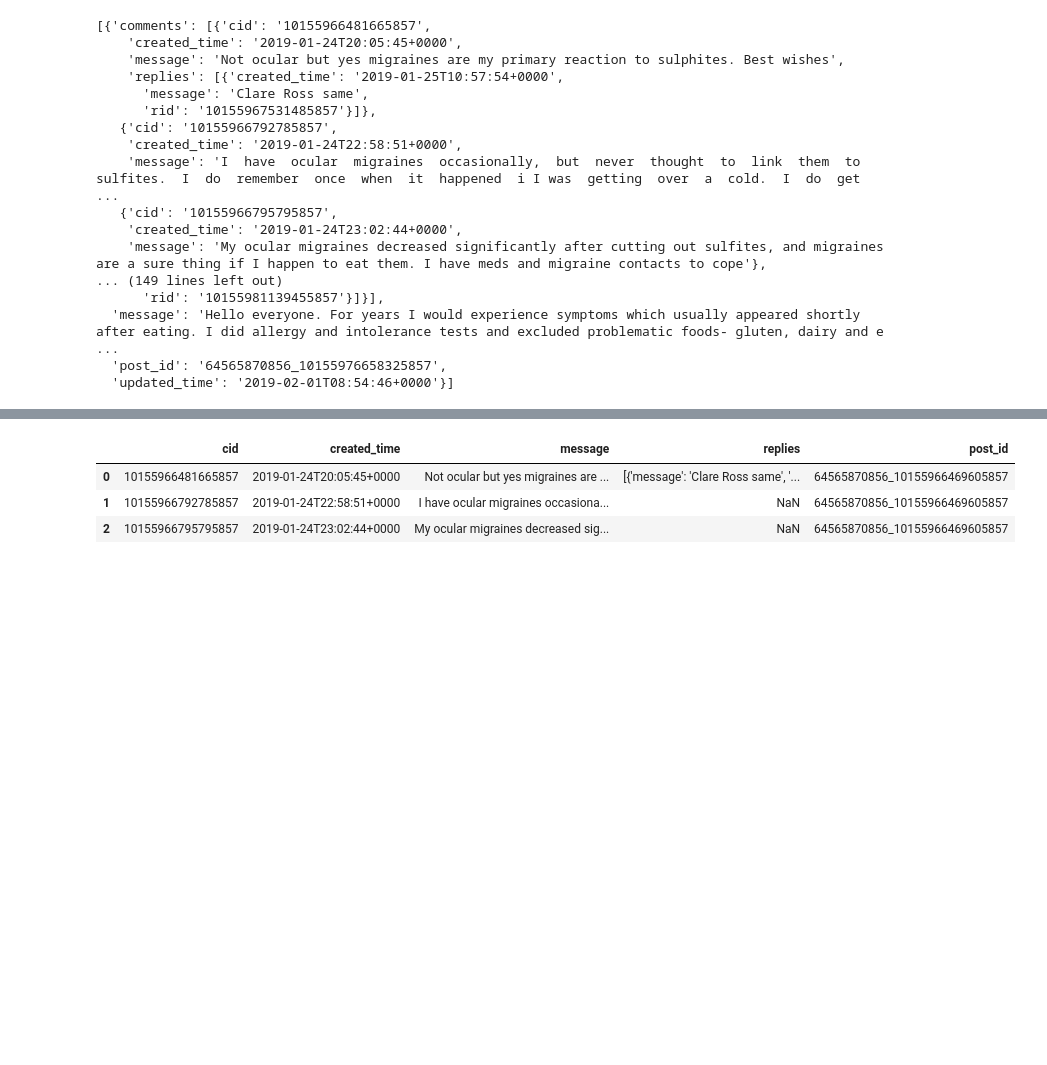
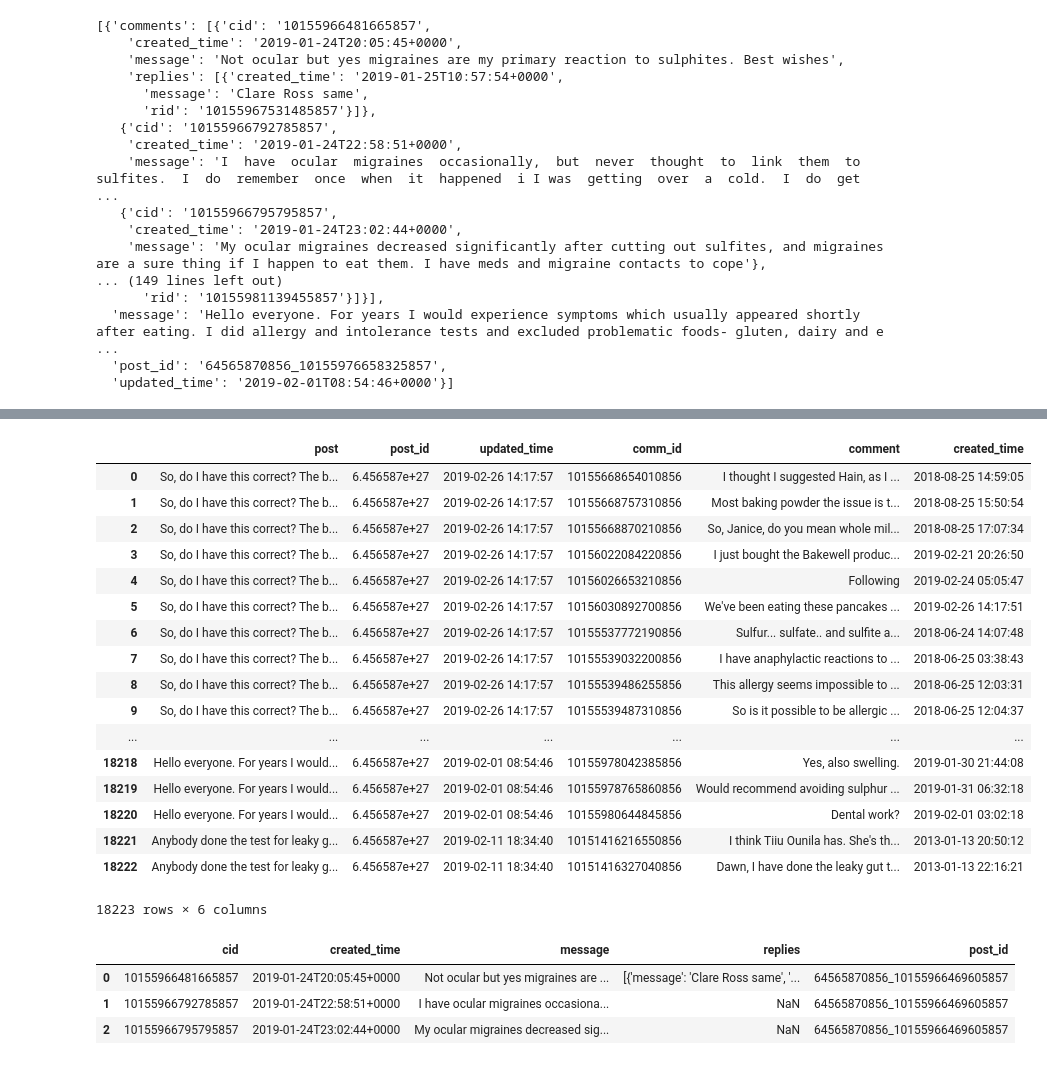
Before and after one commit to cwithrow/niffler, a Jupyter notebook: niffler/exploreData.ipynb, the cells around one changed output, grey strips where cells are left out. Cells and saved outputs as stored; diff of their text form; code cells hidden in the pictures; blank space fills up the shorter version.

```diff
--- a/niffler/exploreData.ipynb
+++ b/niffler/exploreData.ipynb
@@ -46,0 +45,6 @@ posts=pd.read_json(os.path.join(wdir,'output/full_02_03_2019.json'), orient='rec
+# %%
+posts=pd.read_json(os.path.join(wdir,'output/2019_02_28/posts2019_02_28.json'),
+                   orient='records')
+comments=pd.read_json(os.path.join(wdir,'output/2019_02_28/comments2019_02_28.json'),
+                      orient='records')
+replies=pd.read_json(os.path.join(wdir,'output/2019_02_28/replies2019_02_28.json'), orient='records')
@@ -47,3 +78,26 @@ posts=pd.read_json(os.path.join(wdir,'output/full_02_03_2019.json'), orient='rec
+# %%
+full_df = pd.merge(posts, comments, on='post_id')
+# %%
+full_df
+# %% [output]
+|  | post | post_id | updated_time | comm_id | comment | created_time |
+| 0 | So, do I have this correct? The b... | 6.456587e+27 | 2019-02-26 14:17:57 | 10155668654010856 | I thought I suggested Hain, as I ... | 2018-08-25 14:59:05 |
+| 1 | So, do I have this correct? The b... | 6.456587e+27 | 2019-02-26 14:17:57 | 10155668757310856 | Most baking powder the issue is t... | 2018-08-25 15:50:54 |
+| 2 | So, do I have this correct? The b... | 6.456587e+27 | 2019-02-26 14:17:57 | 10155668870210856 | So, Janice, do you mean whole mil... | 2018-08-25 17:07:34 |
+| 3 | So, do I have this correct? The b... | 6.456587e+27 | 2019-02-26 14:17:57 | 10156022084220856 | I just bought the Bakewell produc... | 2019-02-21 20:26:50 |
+| 4 | So, do I have this correct? The b... | 6.456587e+27 | 2019-02-26 14:17:57 | 10156026653210856 | Following | 2019-02-24 05:05:47 |
+| 5 | So, do I have this correct? The b... | 6.456587e+27 | 2019-02-26 14:17:57 | 10156030892700856 | We've been eating these pancakes ... | 2019-02-26 14:17:51 |
+| 6 | So, do I have this correct? The b... | 6.456587e+27 | 2019-02-26 14:17:57 | 10155537772190856 | Sulfur... sulfate.. and sulfite a... | 2018-06-24 14:07:48 |
+| 7 | So, do I have this correct? The b... | 6.456587e+27 | 2019-02-26 14:17:57 | 10155539032200856 | I have anaphylactic reactions to ... | 2018-06-25 03:38:43 |
+| 8 | So, do I have this correct? The b... | 6.456587e+27 | 2019-02-26 14:17:57 | 10155539486255856 | This allergy seems impossible to ... | 2018-06-25 12:03:31 |
+| 9 | So, do I have this correct? The b... | 6.456587e+27 | 2019-02-26 14:17:57 | 10155539487310856 | So is it possible to be allergic ... | 2018-06-25 12:04:37 |
+| ... | ... | ... | ... | ... | ... | ... |
+| 18218 | Hello everyone. For years I would... | 6.456587e+27 | 2019-02-01 08:54:46 | 10155978042385856 | Yes, also swelling. | 2019-01-30 21:44:08 |
+| 18219 | Hello everyone. For years I would... | 6.456587e+27 | 2019-02-01 08:54:46 | 10155978765860856 | Would recommend avoiding sulphur ... | 2019-01-31 06:32:18 |
+| 18220 | Hello everyone. For years I would... | 6.456587e+27 | 2019-02-01 08:54:46 | 10155980644845856 | Dental work? | 2019-02-01 03:02:18 |
+| 18221 | Anybody done the test for leaky g... | 6.456587e+27 | 2019-02-11 18:34:40 | 10151416216550856 | I think Tiiu Ounila has. She's th... | 2013-01-13 20:50:12 |
+| 18222 | Anybody done the test for leaky g... | 6.456587e+27 | 2019-02-11 18:34:40 | 10151416327040856 | Dawn, I have done the leaky gut t... | 2013-01-13 22:16:21 |
+18223 rows × 6 columns
 # %%
 from pandas.io.json import json_normalize
 posts = json_normalize(nested_data)[['post_id','message','updated_time']]
```
Also changed, not shown: parts of 4 cells of this notebook, 3 other files.
